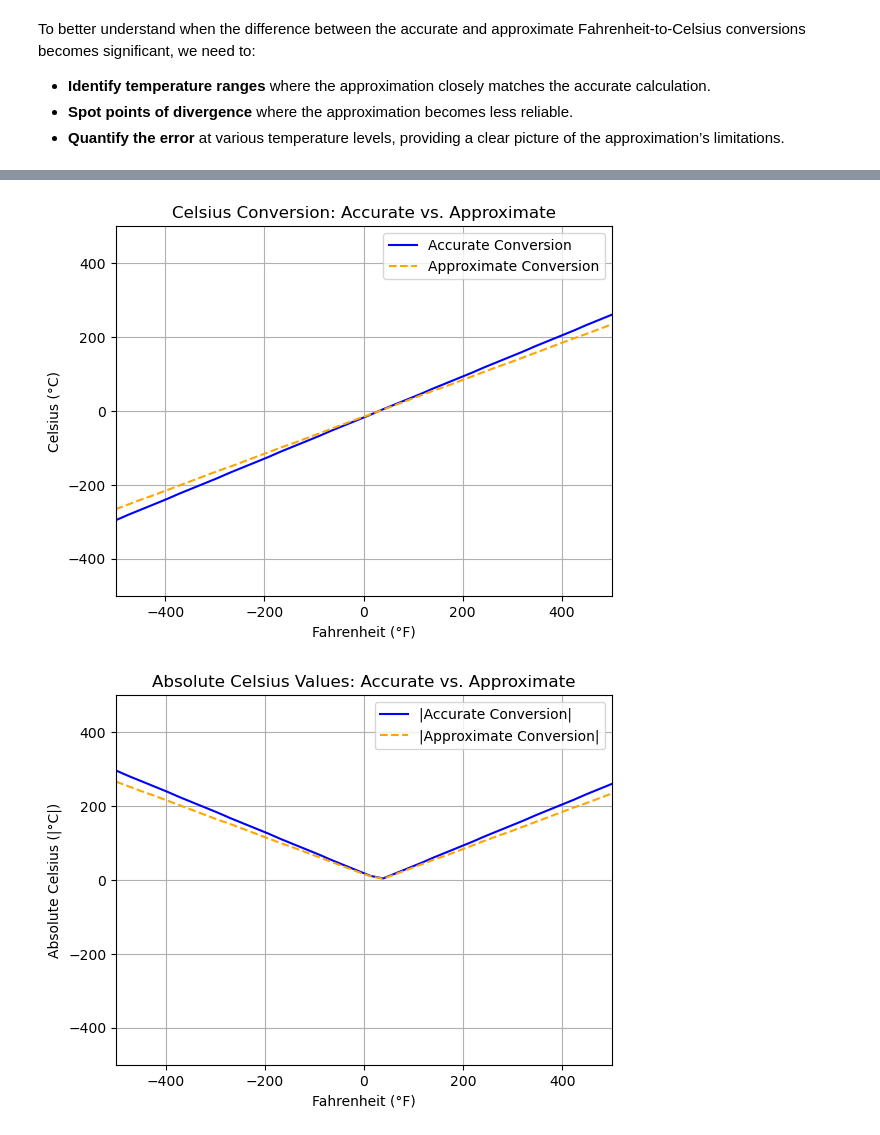
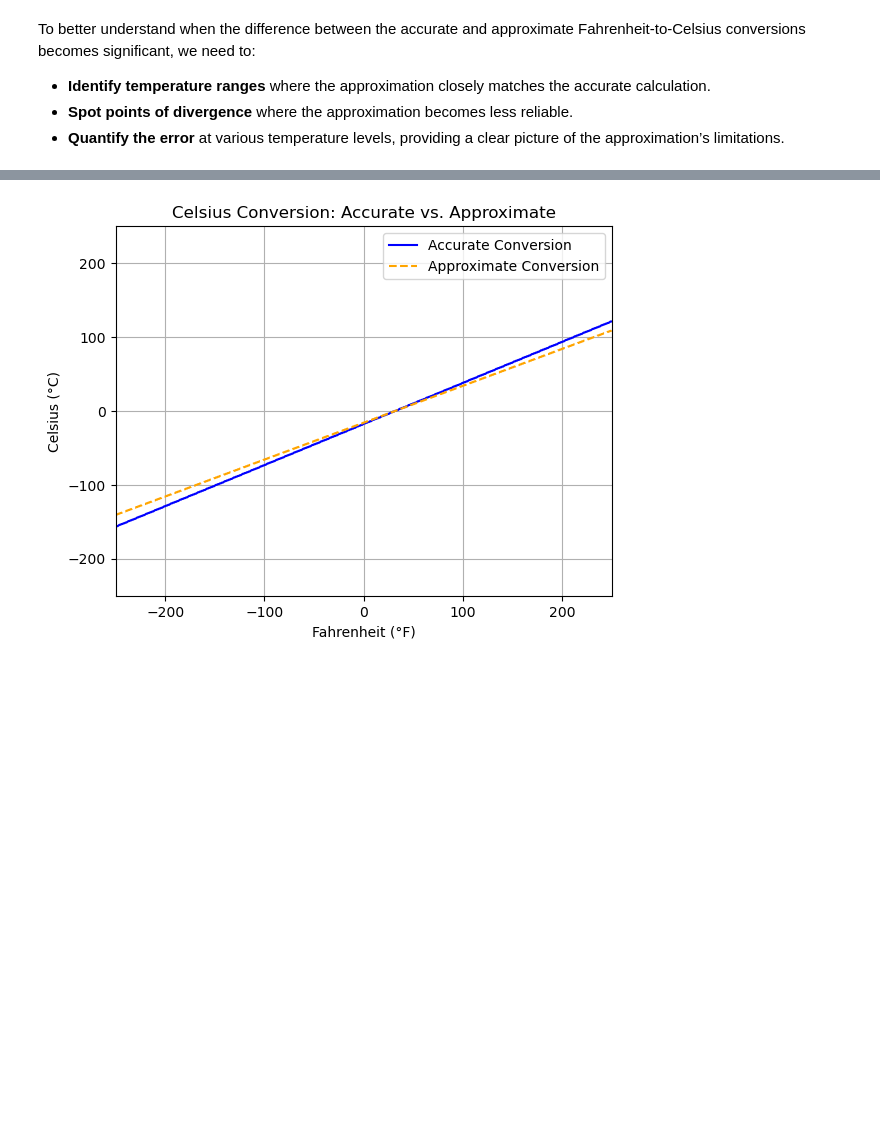
Before and after one commit to ALZ-11/FtoC, a Jupyter notebook: mainFtoC.ipynb, the cells around one changed output, grey strips where cells are left out. Cells and saved outputs as stored; diff of their text form; code cells hidden in the pictures; blank space fills up the shorter version.

```diff
--- a/mainFtoC.ipynb
+++ b/mainFtoC.ipynb
@@ -97,58 +91,39 @@ To fully explore the relationship between the accurate and approximate conversio
 # %%
 import numpy as np
 import matplotlib.pyplot as plt
 
 
-F_values = np.linspace(-500, 500, 40)
+F_values = np.linspace(-250, 250, 500)
+moreF_values = np.linspace(-250, 250, 1000)
 
 # Calculate Celsius values using the accurate and approximate functions
 C_accurate = np.array([FtoC(F) for F in F_values])
 C_approx = np.array([approxFtoC(F) for F in F_values])
+
+moreC_accurate = np.array([FtoC(F) for F in moreF_values])
+moreC_approx = np.array([approxFtoC(F) for F in moreF_values])
 
 # Calculate absolute values for direct magnitude comparison
 abs_C_accurate = np.abs(C_accurate)
 abs_C_approx = np.abs(C_approx)
 
 # Calculate the absolute error
 error = np.abs(C_accurate - C_approx)
+more_error = np.abs(moreC_accurate - moreC_approx)
 
-# Define the range for both axes to keep them symmetrical
-axis_range = (-500, 500)
-error_axis_range = (-100,150)
+axis_range = (-250, 250)
+reduced_axis_range = (-25,75)
+error_axis_range = (0,20)
 # 1. Direct Comparison Plot
 plt.plot(F_values, C_accurate, label="Accurate Conversion", color="blue")
 plt.plot(F_values, C_approx, label="Approximate Conversion", color="orange", linestyle="--")
 plt.title("Celsius Conversion: Accurate vs. Approximate")
 plt.xlabel("Fahrenheit (°F)")
 plt.ylabel("Celsius (°C)")
 plt.xlim(axis_range)
 plt.ylim(axis_range)
 plt.legend()
 plt.grid()
 plt.show()
-
-# 2. Absolute Value Comparison Plot
-plt.plot(F_values, abs_C_accurate, label="|Accurate Conversion|", color="blue")
-plt.plot(F_values, abs_C_approx, label="|Approximate Conversion|", color="orange", linestyle="--")
-plt.title("Absolute Celsius Values: Accurate vs. Approximate")
-plt.xlabel("Fahrenheit (°F)")
-plt.ylabel("Absolute Celsius (|°C|)")
-plt.xlim(axis_range)
-plt.ylim(axis_range)
-plt.legend()
-plt.grid()
-plt.show()
-
-# 3. Error Plot with Limited Y-Axis Range and Subdivisions
-plt.plot(F_values, error, color="red")
-plt.title("Absolute Error between Accurate and Approximate Conversion")
-plt.xlabel("Fahrenheit (°F)")
-plt.ylabel("Absolute Error (|°C|)")
-plt.xlim(error_axis_range)
-plt.ylim(0, 20)  # Limit y-axis to 0–20 to emphasize significant error range
-plt.yticks(np.arange(0, 21, 2))  # Set subdivisions of 2 within 0–20 range
-plt.grid()
-plt.show()
 # %% [output]
-[figure, old version]
+[figure, new version]
-[figure, removed]
```
Also changed, not shown: parts of 5 cells of this notebook.
